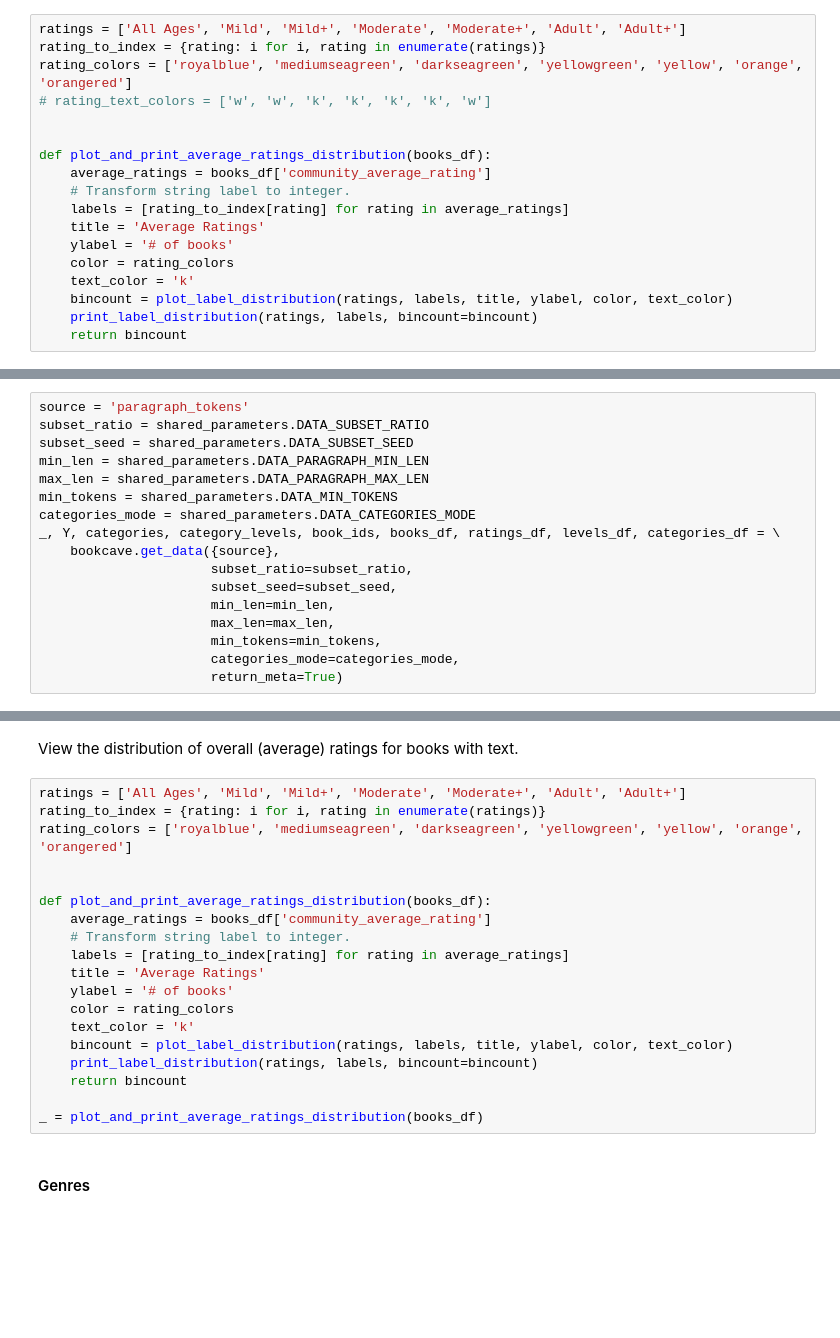
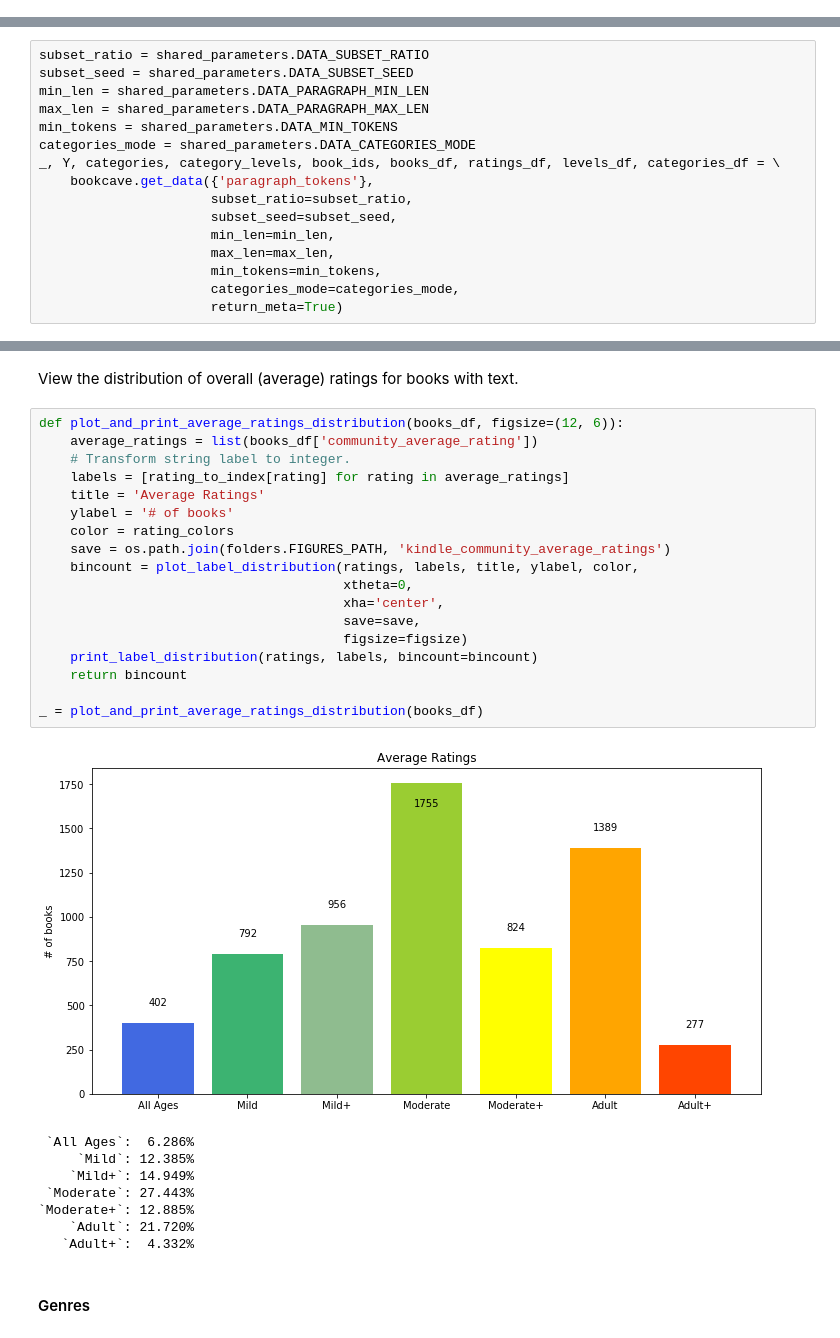
Before and after one commit to EricRobertBrewer/book-analyzer, a Jupyter notebook: python/sites/bookcave/bookcave_meta.ipynb, the cells around one changed output, grey strips where cells are left out. Drawn from its saved outputs; the diff is of its cells as text; blank space fills up the shorter version.

Commit message:
Add output to BookCave analysis notebooks. Add analysis of book titles.

```diff
--- a/python/sites/bookcave/bookcave_meta.ipynb
+++ b/python/sites/bookcave/bookcave_meta.ipynb
@@ -62,27 +71,8 @@ Plot distribution of overall (average) ratings for books.
-# %%
-ratings = ['All Ages', 'Mild', 'Mild+', 'Moderate', 'Moderate+', 'Adult', 'Adult+']
-rating_to_index = {rating: i for i, rating in enumerate(ratings)}
-rating_colors = ['royalblue', 'mediumseagreen', 'darkseagreen', 'yellowgreen', 'yellow', 'orange', 'orangered']
-# rating_text_colors = ['w', 'w', 'k', 'k', 'k', 'k', 'w']
-
-
-def plot_and_print_average_ratings_distribution(books_df):
-    average_ratings = books_df['community_average_rating']
-    # Transform string label to integer.
-    labels = [rating_to_index[rating] for rating in average_ratings]
-    title = 'Average Ratings'
-    ylabel = '# of books'
-    color = rating_colors
-    text_color = 'k'
-    bincount = plot_label_distribution(ratings, labels, title, ylabel, color, text_color)
-    print_label_distribution(ratings, labels, bincount=bincount)
-    return bincount
 # %% [markdown]
 ## Metadata
 # %% [markdown]
 Read all of the data and metadata from the BookCave database.
 # %%
-source = 'paragraph_tokens'
 subset_ratio = shared_parameters.DATA_SUBSET_RATIO
 subset_seed = shared_parameters.DATA_SUBSET_SEED
 min_len = shared_parameters.DATA_PARAGRAPH_MIN_LEN
@@ -90,7 +80,7 @@ max_len = shared_parameters.DATA_PARAGRAPH_MAX_LEN
 min_tokens = shared_parameters.DATA_MIN_TOKENS
 categories_mode = shared_parameters.DATA_CATEGORIES_MODE
 _, Y, categories, category_levels, book_ids, books_df, ratings_df, levels_df, categories_df = \
-    bookcave.get_data({source},
+    bookcave.get_data({'paragraph_tokens'},
                       subset_ratio=subset_ratio,
                       subset_seed=subset_seed,
                       min_len=min_len,
@@ -117,24 +115,32 @@ books_df.head(3)
 # %% [markdown]
 View the distribution of overall (average) ratings for books with text.
 # %%
-ratings = ['All Ages', 'Mild', 'Mild+', 'Moderate', 'Moderate+', 'Adult', 'Adult+']
-rating_to_index = {rating: i for i, rating in enumerate(ratings)}
-rating_colors = ['royalblue', 'mediumseagreen', 'darkseagreen', 'yellowgreen', 'yellow', 'orange', 'orangered']
-
-
-def plot_and_print_average_ratings_distribution(books_df):
-    average_ratings = books_df['community_average_rating']
+def plot_and_print_average_ratings_distribution(books_df, figsize=(12, 6)):
+    average_ratings = list(books_df['community_average_rating'])
     # Transform string label to integer.
     labels = [rating_to_index[rating] for rating in average_ratings]
     title = 'Average Ratings'
     ylabel = '# of books'
     color = rating_colors
-    text_color = 'k'
-    bincount = plot_label_distribution(ratings, labels, title, ylabel, color, text_color)
+    save = os.path.join(folders.FIGURES_PATH, 'kindle_community_average_ratings')
+    bincount = plot_label_distribution(ratings, labels, title, ylabel, color,
+                                       xtheta=0,
+                                       xha='center',
+                                       save=save,
+                                       figsize=figsize)
     print_label_distribution(ratings, labels, bincount=bincount)
     return bincount
 
 _ = plot_and_print_average_ratings_distribution(books_df)
+# %% [output]
+[figure, added]
+ `All Ages`:  6.286%
+     `Mild`: 12.385%
+    `Mild+`: 14.949%
+ `Moderate`: 27.443%
+`Moderate+`: 12.885%
+    `Adult`: 21.720%
+   `Adult+`:  4.332%
 # %% [markdown]
 #### Genres
 # %% [markdown]
```
Also changed, not shown: parts of 23 cells of this notebook, 3 other files.
